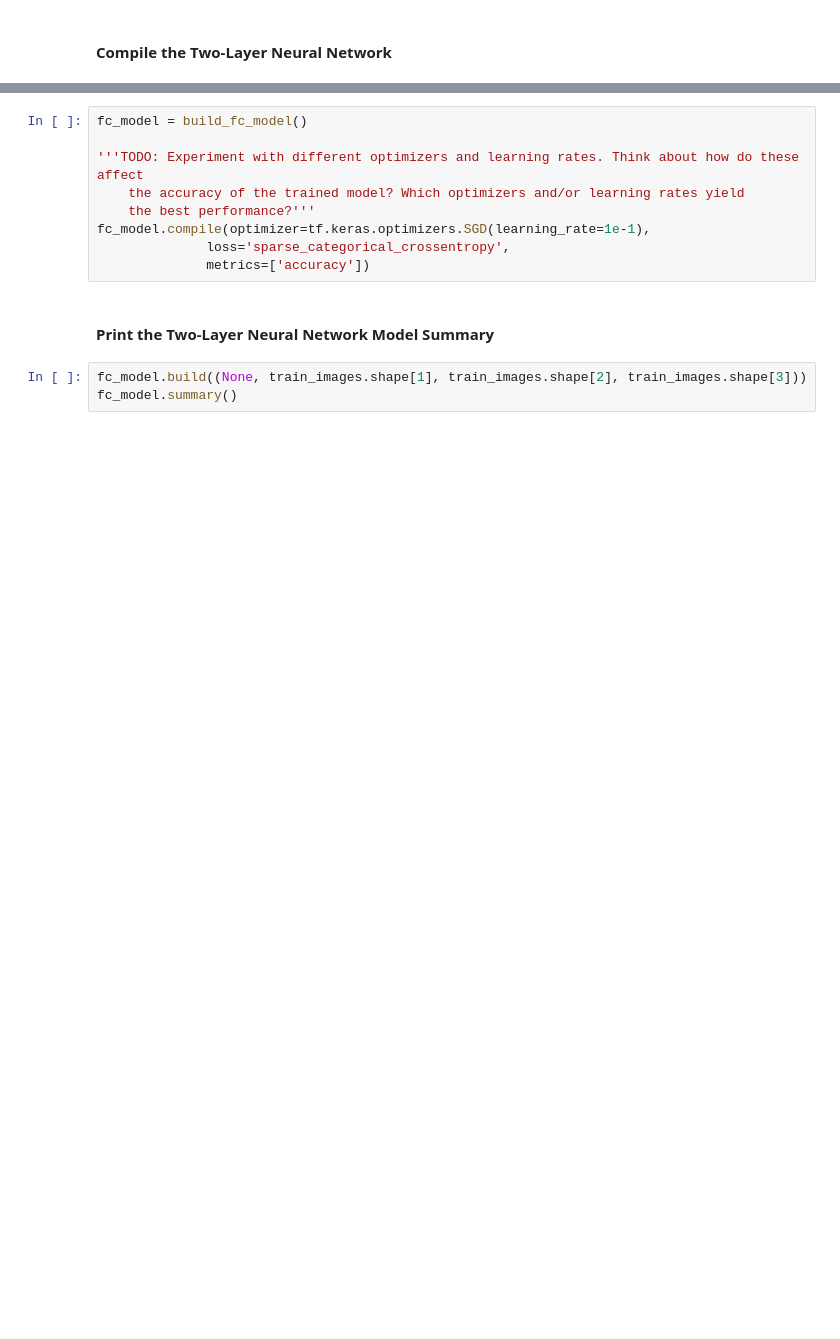
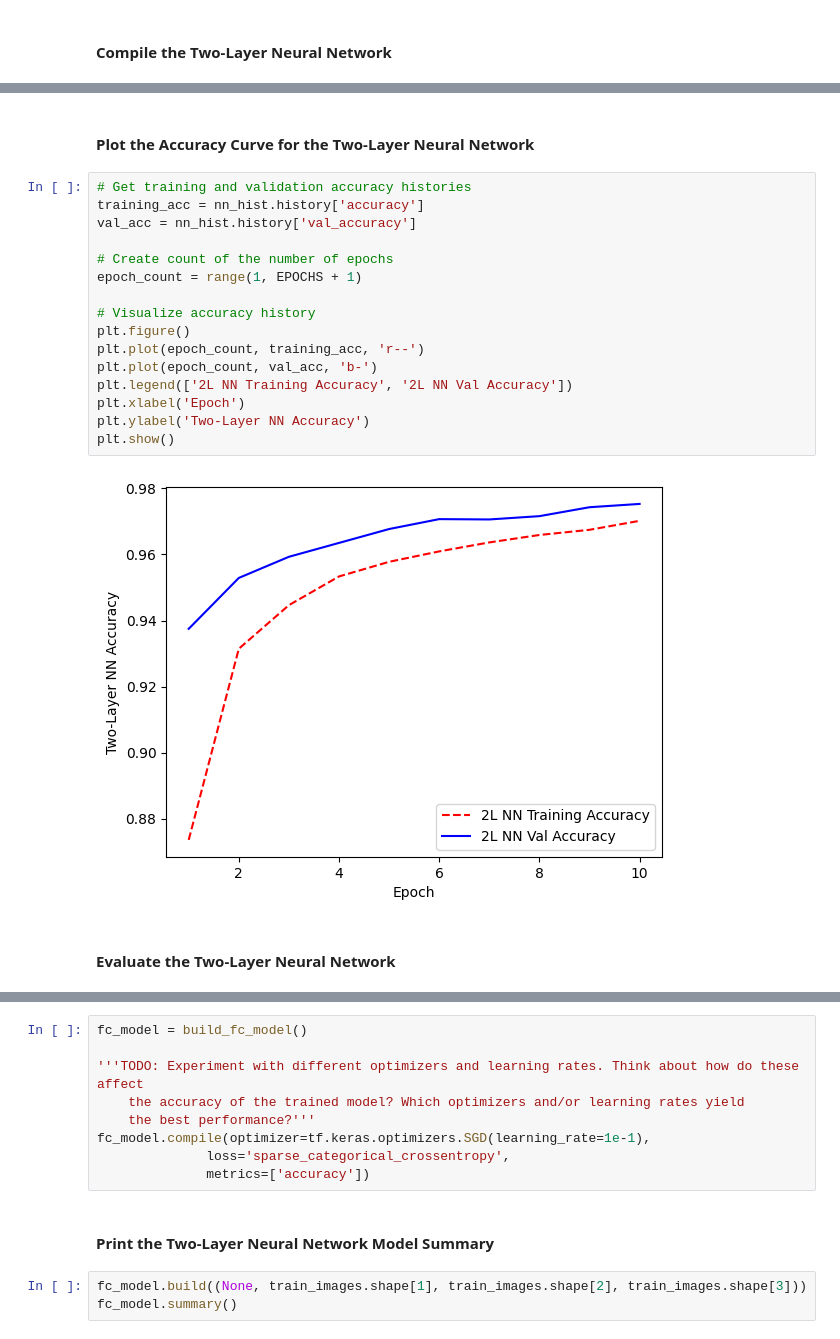
Before and after one commit to FaridaBey/Assignment, a Jupyter notebook: Labs/lab2/lab2.ipynb, the cells around one changed output, grey strips where cells are left out. Cells and saved outputs as stored; diff of their text form; blank space fills up the shorter version.

```diff
--- a/Labs/lab2/lab2.ipynb
+++ b/Labs/lab2/lab2.ipynb
@@ -450,0 +583,22 @@ def build_fc_model():
+# %% [markdown]
+#### Plot the Accuracy Curve for the Two-Layer Neural Network
+# %%
+# Get training and validation accuracy histories
+training_acc = nn_hist.history['accuracy']
+val_acc = nn_hist.history['val_accuracy']
+
+# Create count of the number of epochs
+epoch_count = range(1, EPOCHS + 1)
+
+# Visualize accuracy history
+plt.figure()
+plt.plot(epoch_count, training_acc, 'r--')
+plt.plot(epoch_count, val_acc, 'b-')
+plt.legend(['2L NN Training Accuracy', '2L NN Val Accuracy'])
+plt.xlabel('Epoch')
+plt.ylabel('Two-Layer NN Accuracy')
+plt.show()
+# %% [output]
+[figure, added]
+# %% [markdown]
+#### Evaluate the Two-Layer Neural Network
```
Also changed, not shown: parts of 35 cells of this notebook.
